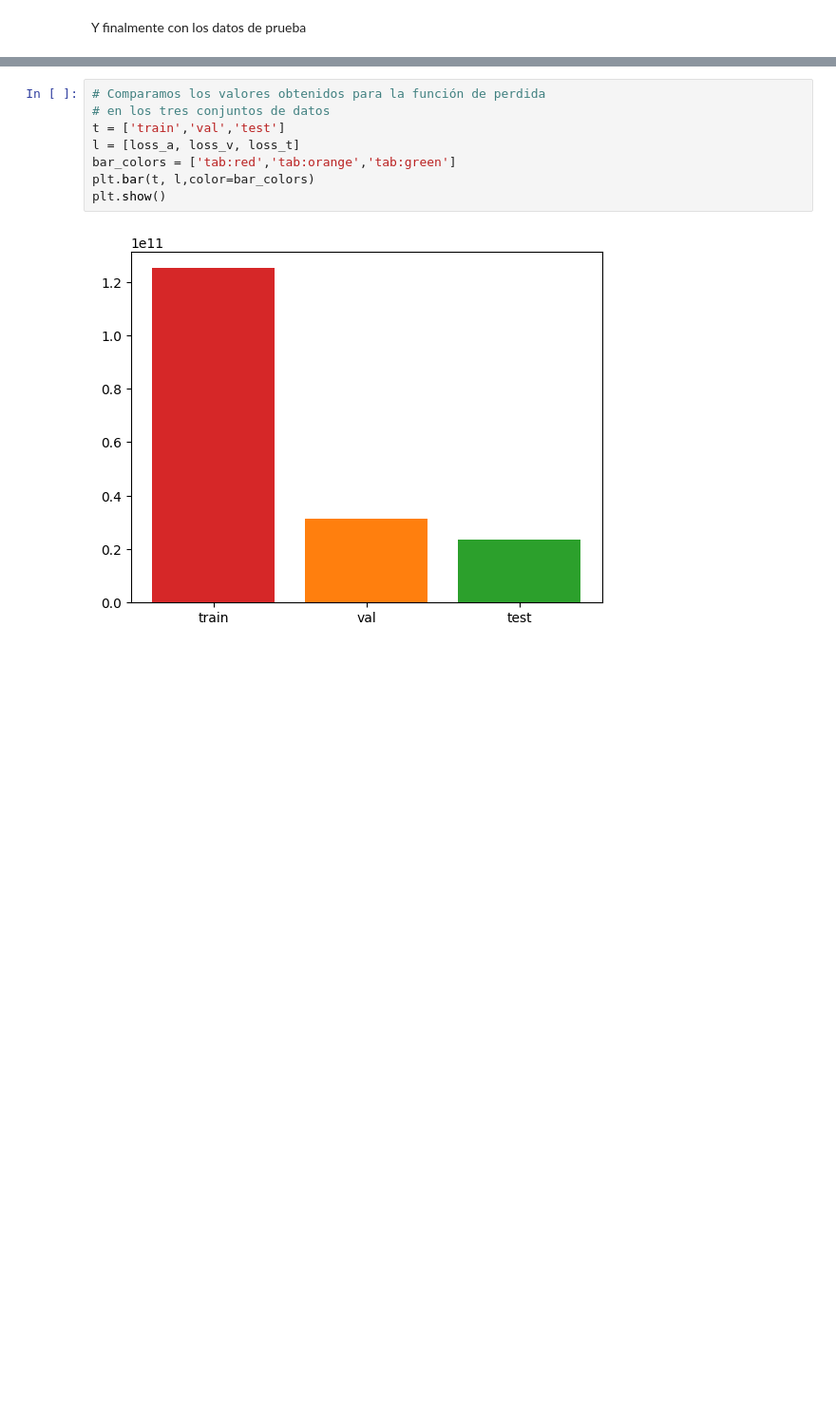
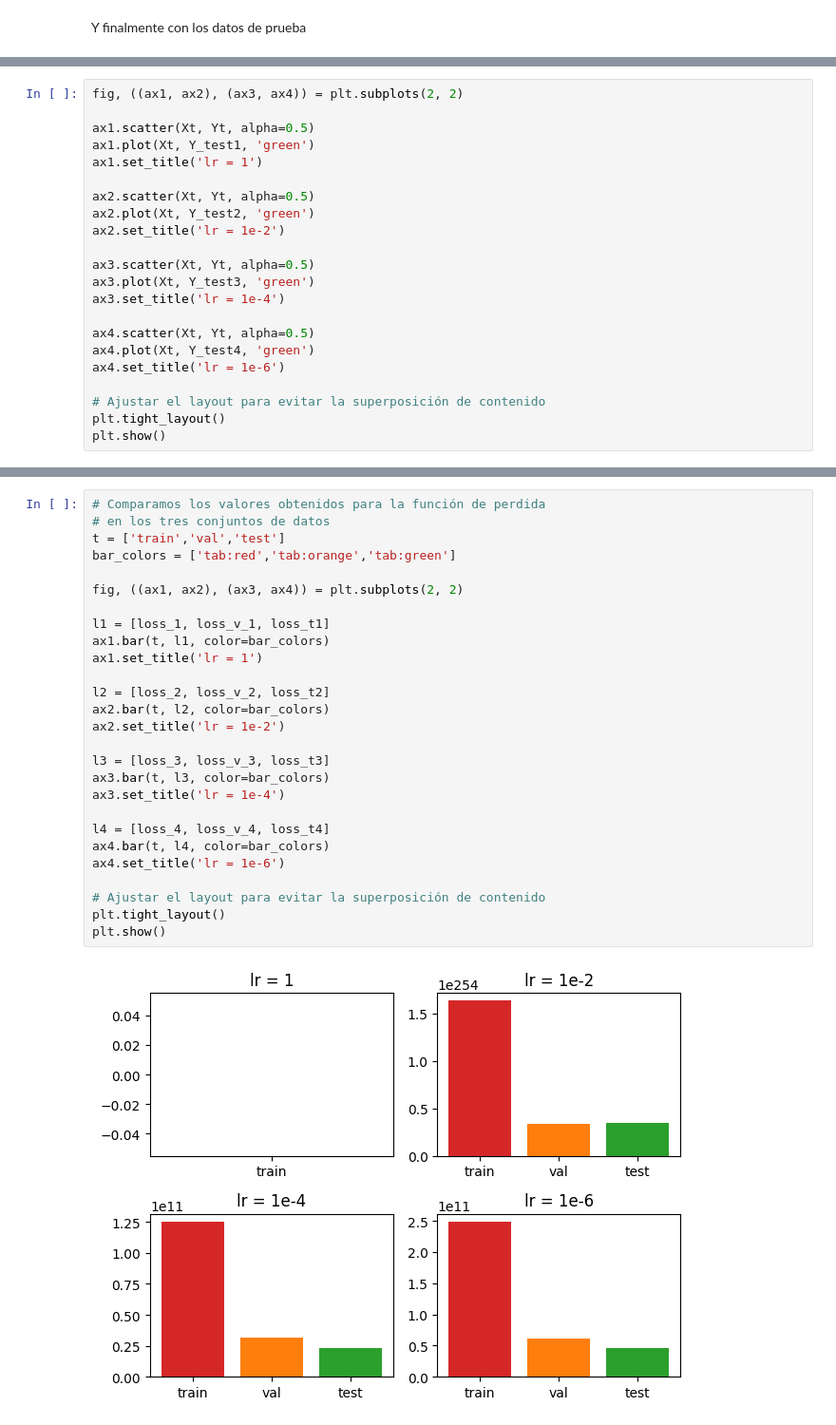
Before and after one commit to 26-jorge-01/RL1-ML, a Jupyter notebook: Aprendizaje_de_máquina_Regresión_lineal.ipynb, the cells around one changed output, grey strips where cells are left out. Shown at 95% size. Drawn from its saved outputs; the diff is of its cells as text; blank space fills up the shorter version.

```diff
--- a/Aprendizaje_de_máquina_Regresión_lineal.ipynb
+++ b/Aprendizaje_de_máquina_Regresión_lineal.ipynb
@@ -668,0 +711,22 @@ plt.show()
+# %%
+fig, ((ax1, ax2), (ax3, ax4)) = plt.subplots(2, 2)
+
+ax1.scatter(Xt, Yt, alpha=0.5)
+ax1.plot(Xt, Y_test1, 'green')
+ax1.set_title('lr = 1')
+
+ax2.scatter(Xt, Yt, alpha=0.5)
+ax2.plot(Xt, Y_test2, 'green')
+ax2.set_title('lr = 1e-2')
+
+ax3.scatter(Xt, Yt, alpha=0.5)
+ax3.plot(Xt, Y_test3, 'green')
+ax3.set_title('lr = 1e-4')
+
+ax4.scatter(Xt, Yt, alpha=0.5)
+ax4.plot(Xt, Y_test4, 'green')
+ax4.set_title('lr = 1e-6')
+
+# Ajustar el layout para evitar la superposición de contenido
+plt.tight_layout()
+plt.show()
@@ -669,10 +735,29 @@ plt.show()
 # %%
 # Comparamos los valores obtenidos para la función de perdida
 # en los tres conjuntos de datos
 t = ['train','val','test']
-l = [loss_a, loss_v, loss_t]
 bar_colors = ['tab:red','tab:orange','tab:green']
-plt.bar(t, l,color=bar_colors)
+
+fig, ((ax1, ax2), (ax3, ax4)) = plt.subplots(2, 2)
+
+l1 = [loss_1, loss_v_1, loss_t1]
+ax1.bar(t, l1, color=bar_colors)
+ax1.set_title('lr = 1')
+
+l2 = [loss_2, loss_v_2, loss_t2]
+ax2.bar(t, l2, color=bar_colors)
+ax2.set_title('lr = 1e-2')
+
+l3 = [loss_3, loss_v_3, loss_t3]
+ax3.bar(t, l3, color=bar_colors)
+ax3.set_title('lr = 1e-4')
+
+l4 = [loss_4, loss_v_4, loss_t4]
+ax4.bar(t, l4, color=bar_colors)
+ax4.set_title('lr = 1e-6')
+
+# Ajustar el layout para evitar la superposición de contenido
+plt.tight_layout()
 plt.show()
 # %% [output]
-[figure, old version]
+[figure, new version]
```
Also changed, not shown: parts of 19 cells of this notebook.
